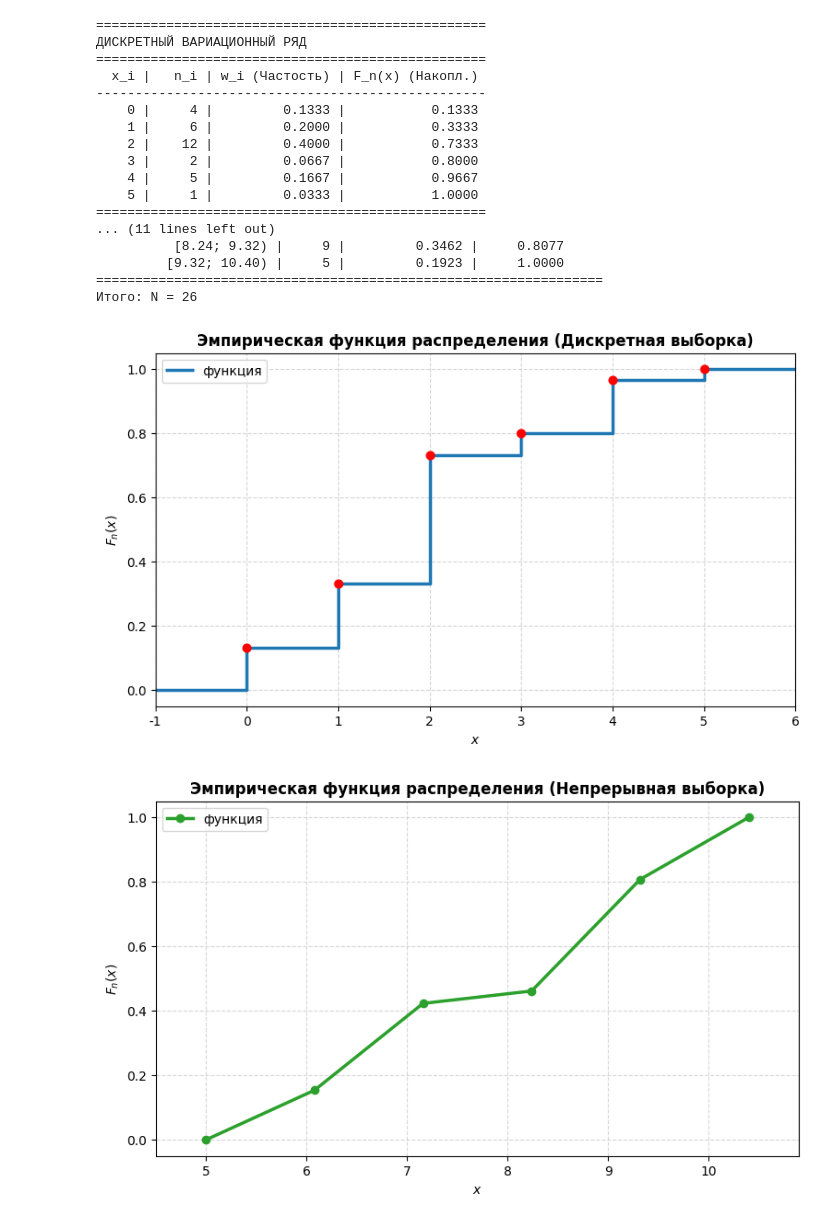
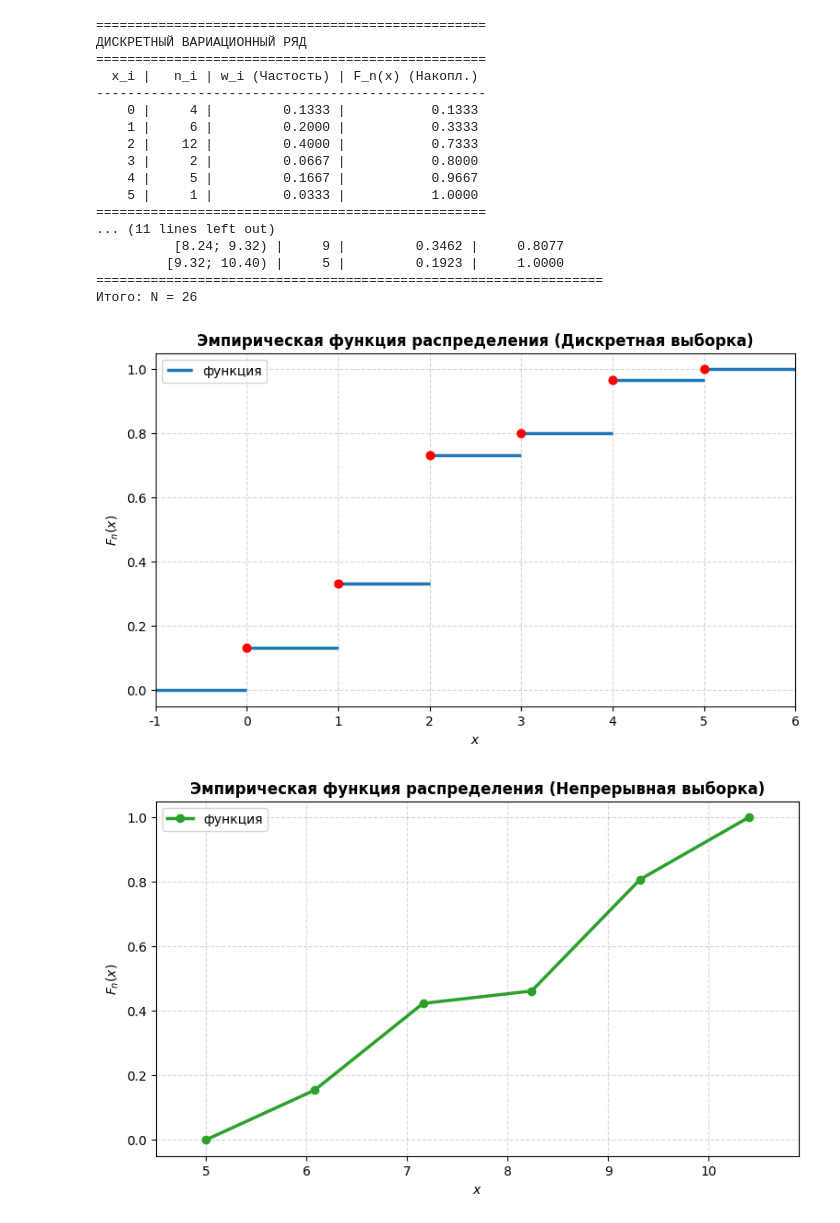
Before and after one commit to didgiffi-dvfu/6-semester, a Jupyter notebook: доп_лабы/lab1.ipynb, the cells around one changed output. Saved outputs shown, nothing was run; the diff lists cells and outputs as text; code cells hidden in the pictures.

```diff
--- a/доп_лабы/lab1.ipynb
+++ b/доп_лабы/lab1.ipynb
@@ -106,48 +132,58 @@ print(f"Итого: N = {icounts.sum()}")
          [9.32; 10.40) |     5 |         0.1923 |     1.0000
 =================================================================
 Итого: N = 26
+# %%
+
+plt.figure(figsize=(9, 5))
+
+x_min_bound = values[0] - 1
+x_max_bound = values[-1] + 1
+
+plt.hlines(0, x_min_bound, values[0], colors="#1f77b4", linewidth=2.5, label="функция")
+
+for i in range(len(values) - 1):
+    plt.hlines(nakop_chastoti_disc[i], values[i], values[i+1], colors="#1f77b4", linewidth=2.5)
+
+plt.hlines(1, values[-1], x_max_bound, colors="#1f77b4", linewidth=2.5)
+
+
+
+plt.scatter(values, nakop_chastoti_disc, color="red", zorder=3, s=40)
+
+
+plt.title("Эмпирическая функция распределения (Дискретная выборка)", fontsize=12, fontweight='bold')
+plt.xlabel("$x$", fontsize=10)
+plt.ylabel("$F_n(x)$", fontsize=10)
+plt.grid(True, linestyle="--", alpha=0.5)
+
+plt.xlim(x_min_bound, x_max_bound)
+plt.ylim(-0.05, 1.05)
+
+# Чтобы лейбл в легенде не дублировался из-за цикла, берем только уникальные
+handles, labels = plt.gca().get_legend_handles_labels()
+plt.legend([handles[0]], [labels[0]], loc="upper left")
+
+plt.show()
+# %% [output]
+[figure, added]
 # %%
 plt.figure(figsize=(9, 5))
 
-# Формируем точки для бесконечных хвостов функции (до x_min функция равна 0, после x_max равна 1)
-x_disc = np.concatenate(([values[0] - 1], values, [values[-1] + 1]))
-y_disc = np.concatenate(([0], cum, [1]))
+# Для интервального ряда график начинается с 0 на левой границе первого интервала
+x_cont = edges
+y_cont = np.concatenate(([0], nakop_chastoti_int))
 
-# Строим ступенчатый график
-plt.step(x_disc, y_disc, where="post", color="#1f77b4", linewidth=2.5, label="функция")
+# Строим кумулятивную ломаную линию
+plt.plot(x_cont, y_cont, marker="o", color="#2ca02c", linewidth=2.5, label="функция")
 
-# Наносим точки разрывов
-plt.scatter(values, cum, color="red", zorder=3, s=40)
-
-plt.title("Эмпирическая функция распределения (Дискретная выборка)", fontsize=12, fontweight='bold')
+plt.title("Эмпирическая функция распределения (Непрерывная выборка)", fontsize=12, fontweight='bold')
 plt.xlabel("$x$", fontsize=10)
 plt.ylabel("$F_n(x)$", fontsize=10)
 plt.grid(True, linestyle="--", alpha=0.5)
-plt.xlim(x_disc[0], x_disc[-1])
+plt.xlim(edges[0] - 0.5, edges[-1] + 0.5)
 plt.ylim(-0.05, 1.05)
 plt.legend(loc="upper left")
 
-plt.show() # Эта команда выведет график прямо под ячейкой
+plt.show() # Вывод второго графика в блокноте
 # %% [output]
-[figure, old version]
+[figure, new version]
-# %%
-plt.figure(figsize=(9, 5))
-
-# Для интервального ряда график начинается с 0 на левой границе первого интервала
-x_cont = edges
-y_cont = np.concatenate(([0], icum))
-
-# Строим кумулятивную ломаную линию
-plt.plot(x_cont, y_cont, marker="o", color="#2ca02c", linewidth=2.5, label="функция")
-
-plt.title("Эмпирическая функция распределения (Непрерывная выборка)", fontsize=12, fontweight='bold')
-plt.xlabel("$x$", fontsize=10)
-plt.ylabel("$F_n(x)$", fontsize=10)
-plt.grid(True, linestyle="--", alpha=0.5)
-plt.xlim(edges[0] - 0.5, edges[-1] + 0.5)
-plt.ylim(-0.05, 1.05)
-plt.legend(loc="upper left")
-
-plt.show() # Вывод второго графика в блокноте
-# %% [output]
-[figure, removed]
```
Also changed, not shown: parts of 2 cells of this notebook, 4 other files.
